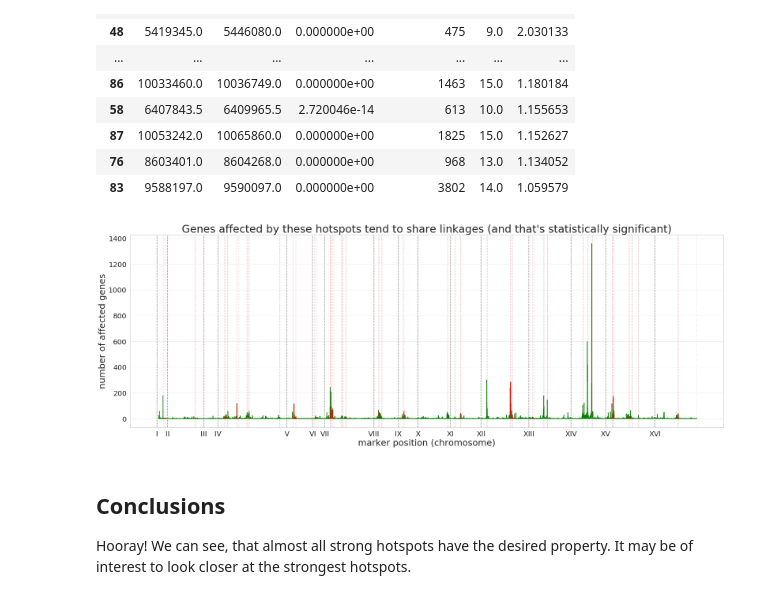
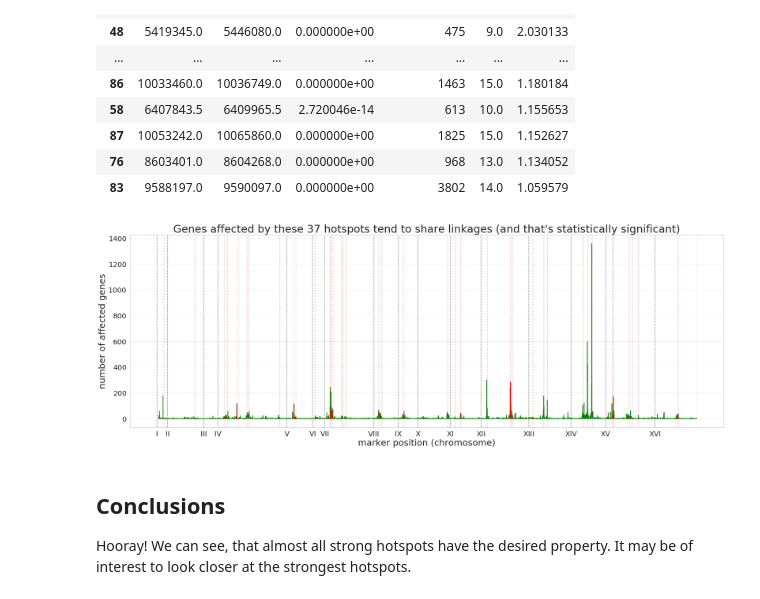
Before and after one commit to ivanov-v-v/PPINs-QTLs-Joint-Analysis, a Jupyter notebook: notebooks/hotspot_analysis.ipynb, the cells around one changed output. Cells and saved outputs as stored; diff of their text form; code cells hidden in the pictures.

```diff
--- a/notebooks/hotspot_analysis.ipynb
+++ b/notebooks/hotspot_analysis.ipynb
@@ -428,12 +437,13 @@ signif_res_df[["CI.lpos", "CI.rpos", "p_value", "affected_qtls", "chr", "ratio"]
 # %%
 plotter = HotspotPlotter(
     figsize=(30,10),
     qtl_df=qtls_df["eQTLs_2018"]["A&B"],
     qtl_type="eQTLs_2018",
-    title="Genes affected by these hotspots tend to share linkages (and that's statistically significant)"
-).distplot(signif_res_df[["CI.lpos", "CI.rpos"]].values)
+    title="Genes affected by these {} hotspots tend to share linkages (and that's statistically significant)".format(signif_res_df.shape[0])
+)
+plotter.distplot(signif_res_df[["CI.lpos", "CI.rpos"]].values)
 # %% [output]
-[figure, old version]
+[figure, new version]
 # %% [markdown]
 ## Conclusions
 
```
Also changed, not shown: parts of 3 cells of this notebook.
